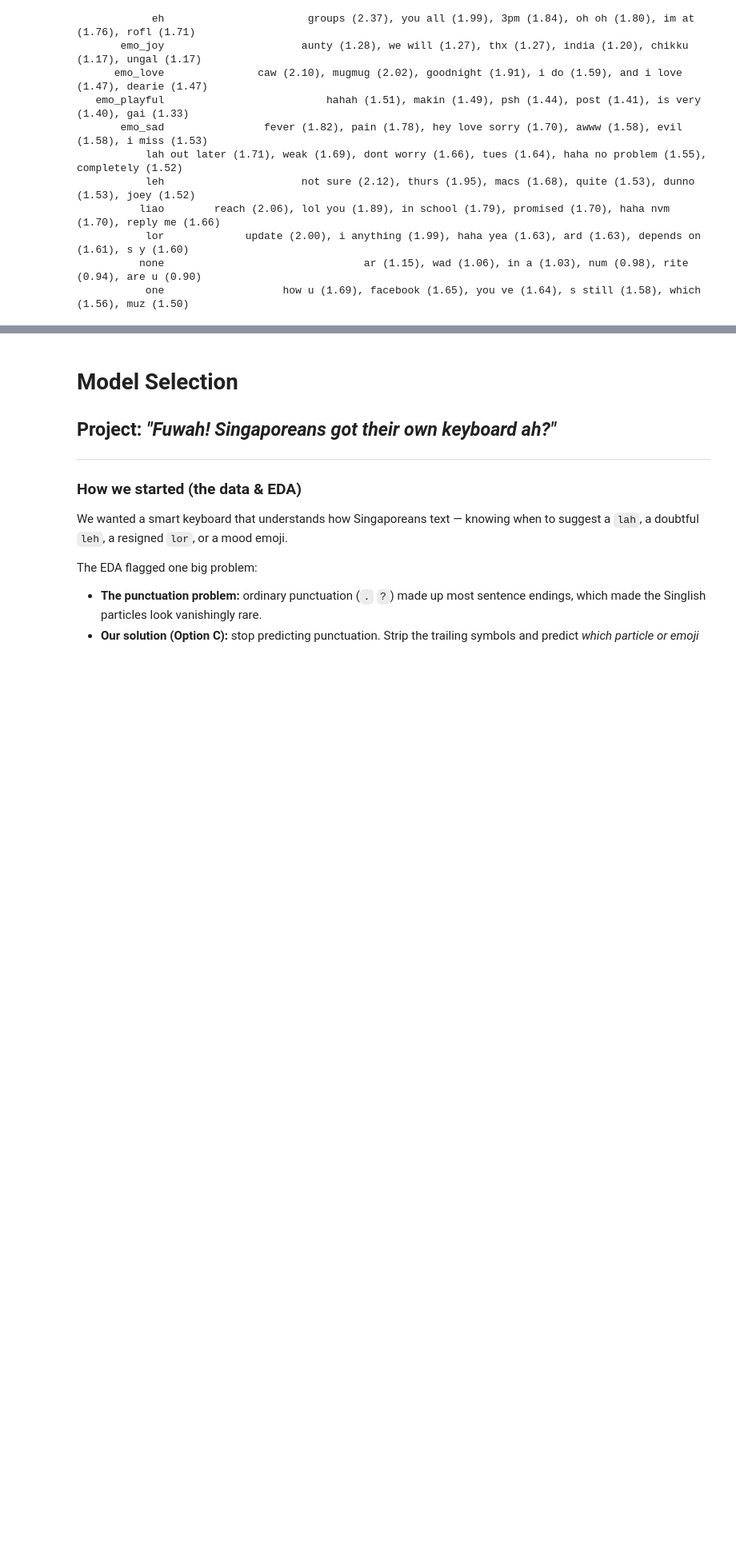
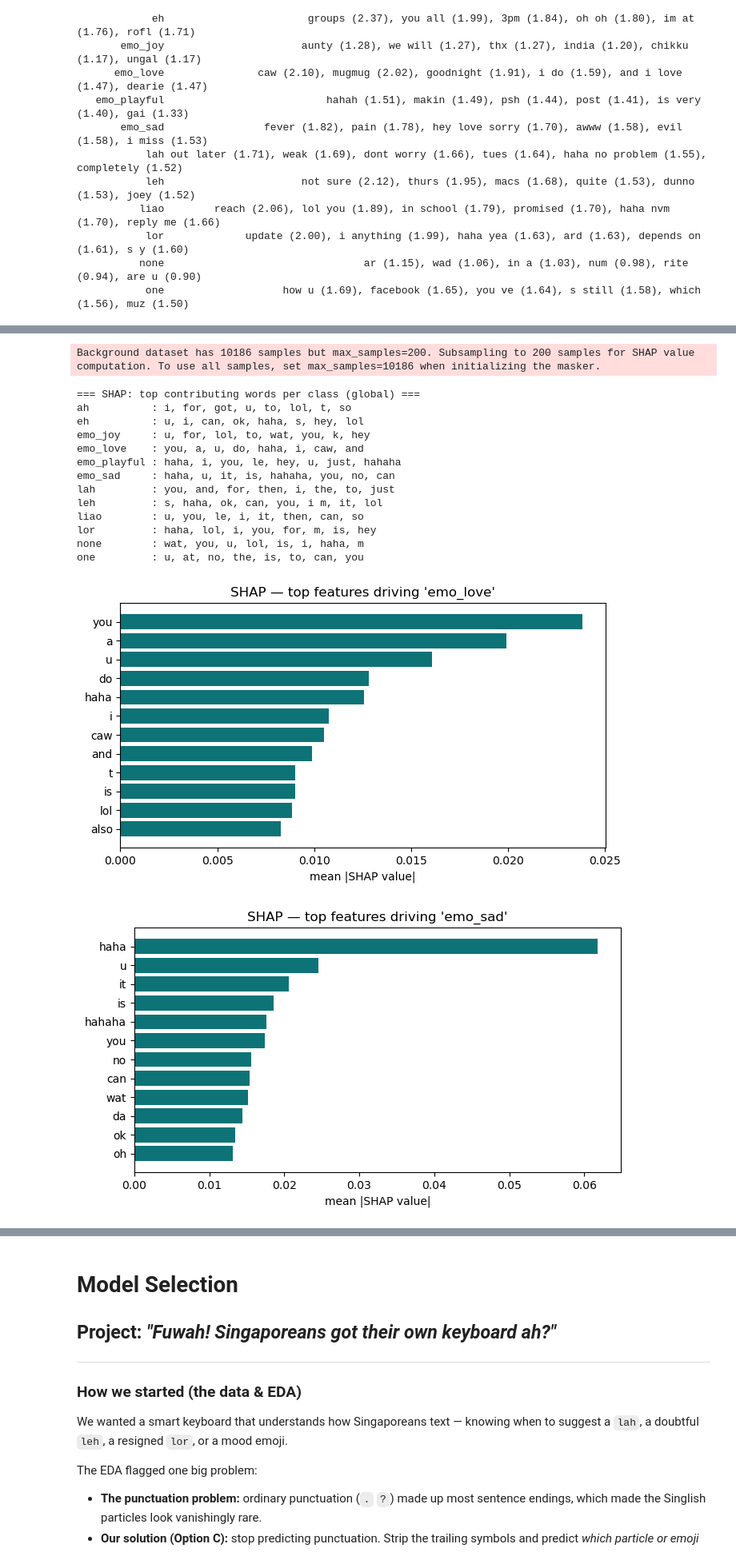
Before and after one commit to pugalendhij-dev/iti113_team16, a Jupyter notebook: notebooks/02_model_development_team16.ipynb, the cells around one changed output, grey strips where cells are left out. Shown at 80% size. Cells and saved outputs as stored; diff of their text form; code cells hidden in the pictures; blank space fills up the shorter version.

Commit message:
Add SHAP explainability to model development notebook

```diff
--- a/notebooks/02_model_development_team16.ipynb
+++ b/notebooks/02_model_development_team16.ipynb
@@ -499,3 +514,63 @@ Marker / Class
            lor             update (2.00), i anything (1.99), haha yea (1.63), ard (1.63), depends on (1.61), s y (1.60)
           none                                ar (1.15), wad (1.06), in a (1.03), num (0.98), rite (0.94), are u (0.90)
            one                   how u (1.69), facebook (1.65), you ve (1.64), s still (1.58), which (1.56), muz (1.50)
+# %%
+# ============================================================
+# SHAP Explainability — champion Linear SVM  (add after cell 6)
+# ============================================================
+# Rationale: the mentor named SHAP directly for explainability. We explain the
+# fitted LinearSVC (the decision function underneath the calibrated wrapper) on
+# the TF-IDF features, which is the fast, correct route for a sparse text model.
+
+# --- install (restart kernel first if SHAP was never installed this session) ---
+!pip install -q shap
+
+import shap
+import numpy as np
+import matplotlib.pyplot as plt
+
+# 1) Rebuild the raw LinearSVC on the SAME TF-IDF features (calibration is only a
+#    probability wrapper; the decision geometry we explain is the LinearSVC).
+tfidf = svm_pipeline.named_steps["tfidf"]
+Xtr = tfidf.transform(X_train)
+Xte = tfidf.transform(X_test)
+feat_names = np.array(tfidf.get_feature_names_out())
+
+from sklearn.svm import LinearSVC
+svc = LinearSVC(class_weight="balanced", random_state=42)
+svc.fit(Xtr, y_train)
+class_names = list(svc.classes_)
+
+# 2) LinearExplainer on the linear model (uses the TF-IDF background distribution)
+#    masker over a background sample keeps it fast on sparse features.
+bg = shap.maskers.Independent(Xtr, max_samples=200)
+explainer = shap.LinearExplainer(svc, bg, feature_names=feat_names)
+
+# explain a small, representative test slice (keeps runtime low)
+n_explain = 300
+shap_values = explainer(Xte[:n_explain])   # multi-class: shape (n, features, classes)
+
+# ------------------------------------------------------------
+# 3) GLOBAL: top words per class (text for the report) + a bar plot
+# ------------------------------------------------------------
+# mean |SHAP| per feature per class
+sv = shap_values.values                      # (n, F, C)
+mean_abs = np.abs(sv).mean(axis=0)           # (F, C)
+
+print("=== SHAP: top contributing words per class (global) ===")
+for ci, cname in enumerate(class_names):
+    order = np.argsort(mean_abs[:, ci])[::-1][:8]
+    words = [feat_names[j] for j in order if mean_abs[j, ci] > 0]
+    print(f"{cname:12s}: {', '.join(words)}")
+
+# Global summary bar plot for a few product-relevant classes
+for cname in ["emo_love", "emo_sad", "leh", "lah"]:
+    if cname in class_names:
+        ci = class_names.index(cname)
+        order = np.argsort(mean_abs[:, ci])[::-1][:12]
+        plt.figure(figsize=(7,4))
+        plt.barh([feat_names[j] for j in order][::-1],
+                 [mean_abs[j, ci] for j in order][::-1], color="#0D7377")
+        plt.title(f"SHAP — top features driving '{cname}'")
+        plt.xlabel("mean |SHAP value|"); plt.tight_layout(); plt.show()
+# %% [output]
@@ -501,0 +594,16 @@ Marker / Class
+Background dataset has 10186 samples but max_samples=200. Subsampling to 200 samples for SHAP value computation. To use all samples, set max_samples=10186 when initializing the masker.
+=== SHAP: top contributing words per class (global) ===
+ah          : i, for, got, u, to, lol, t, so
+eh          : u, i, can, ok, haha, s, hey, lol
+emo_joy     : u, for, lol, to, wat, you, k, hey
+emo_love    : you, a, u, do, haha, i, caw, and
+emo_playful : haha, i, you, le, hey, u, just, hahaha
+emo_sad     : haha, u, it, is, hahaha, you, no, can
+lah         : you, and, for, then, i, the, to, just
+leh         : s, haha, ok, can, you, i m, it, lol
+liao        : u, you, le, i, it, then, can, so
+lor         : haha, lol, i, you, for, m, is, hey
+none        : wat, you, u, lol, is, i, haha, m
+one         : u, at, no, the, is, to, can, you
+[figure, added]
+[figure, added]
```
Also changed, not shown: parts of 6 cells of this notebook.
